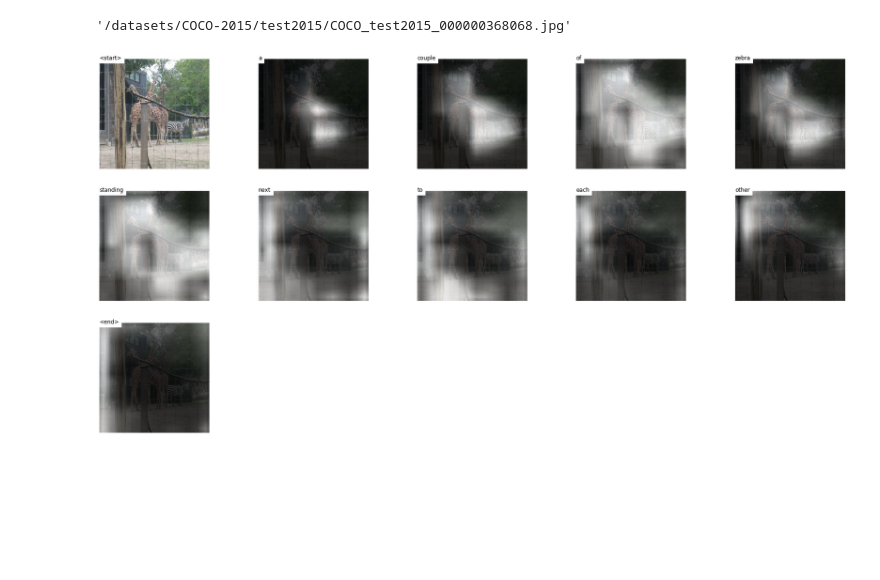
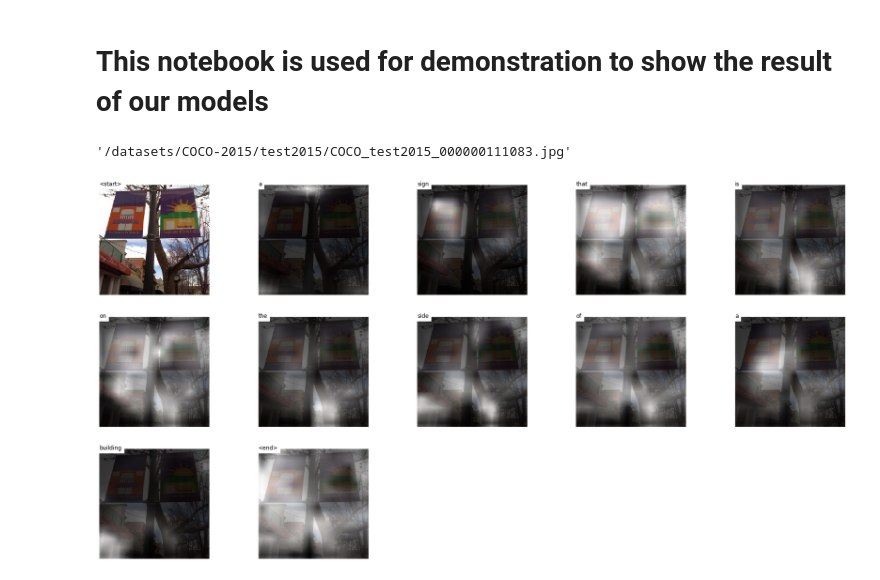
Before and after one commit to TengM95/Image_Captioning, a Jupyter notebook: eval_sample.ipynb, the cells around one changed output. Saved outputs shown, nothing was run; the diff lists cells and outputs as text; code cells hidden in the pictures; blank space fills up the shorter version.

```diff
--- a/eval_sample.ipynb
+++ b/eval_sample.ipynb
@@ -1,3 +1,5 @@
+# %% [markdown]
+# This notebook is used for demonstration to show the result of our models
 # %%
 import torch
 import torch.nn.functional as F
@@ -235,54 +237,45 @@ import glob
 test_imageName_list = []
 for filename in glob.glob('/datasets/COCO-2015/test2015/*.jpg'): #assuming gif
     test_imageName_list.append(filename)
-i = 0
+i = 29
 # %%
 test_imageName_list[i]
 # %% [output]
-'/datasets/COCO-2015/test2015/COCO_test2015_000000368068.jpg'
+'/datasets/COCO-2015/test2015/COCO_test2015_000000111083.jpg'
 # %%
-
-# parser = argparse.ArgumentParser(description='Show, Attend, and Tell - Tutorial - Generate Caption')
-
-# parser.add_argument('--img', '-i', help='path to image')
-# parser.add_argument('--model', '-m', help='path to model')
-# parser.add_argument('--word_map', '-wm', help='path to word map JSON')
-# parser.add_argument('--beam_size', '-b', default=5, type=int, help='beam size for beam search')
-# parser.add_argument('--dont_smooth', dest='smooth', action='store_false', help='do not smooth alpha overlay')
-
-# args = parser.parse_args()
-
 img = test_imageName_list[i]
+# img = '/datasets/COCO-2015/test2015/COCO_test2015_000000001713.jpg'
 i += 10
 # img = '/datasets/COCO-2015/train2014/COCO_train2014_000000581882.jpg'
-# model = 'BEST_checkpoint_resnet101_NICA_coco_5_cap_per_img_5_min_word_freq.pth.tar'
+model = 'BEST_checkpoint_resnet101_NICA_coco_5_cap_per_img_5_min_word_freq.pth.tar'
+# model = 'BEST_checkpoint_resnet101_NIC_coco_5_cap_per_img_5_min_word_freq.pth.tar'
 # model = 'BEST_checkpoint_vgg16_NICA_coco_5_cap_per_img_5_min_word_freq.pth.tar'
-model = 'BEST_checkpoint_densenet161_NICA_coco_5_cap_per_img_5_min_word_freq.pth.tar'
+# model = 'BEST_checkpoint_densenet161_NICA_coco_5_cap_per_img_5_min_word_freq.pth.tar'
 # model = 'BEST_checkpoint_vgg16_NIC_coco_5_cap_per_img_5_min_word_freq.pth.tar'
 word_map = './inputData/WORDMAP_coco_5_cap_per_img_5_min_word_freq.json'
 beam_size = 5
 smooth = False
 
 # Load model
 checkpoint = torch.load(model)
 decoder = checkpoint['decoder']
 decoder = decoder.to(device)
 decoder.eval()
 encoder = checkpoint['encoder']
 encoder = encoder.to(device)
 encoder.eval()
 
 # Load word map (word2ix)
 with open(word_map, 'r') as j:
     word_map = json.load(j)
 rev_word_map = {v: k for k, v in word_map.items()}  # ix2word
 
 # Encode, decode with attention and beam search
 seq, alphas = caption_image_beam_search(encoder, decoder, img, word_map, beam_size)
 
 # alphas = torch.FloatTensor(alphas)
 
 # Visualize caption and attention of best sequence
 visualize_att(img, seq, alphas, rev_word_map, smooth)
 # %% [output]
-[figure, old version]
+[figure, new version]
```
Also changed, not shown: 3 other files.
